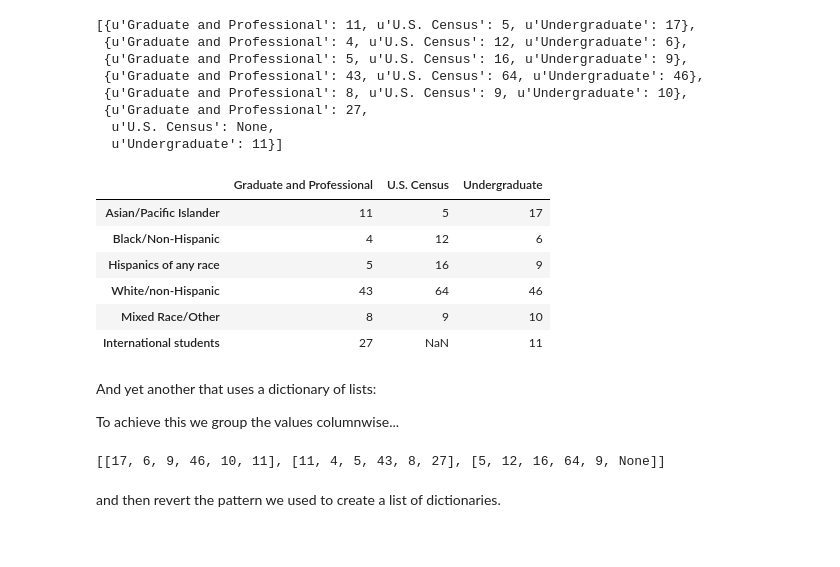
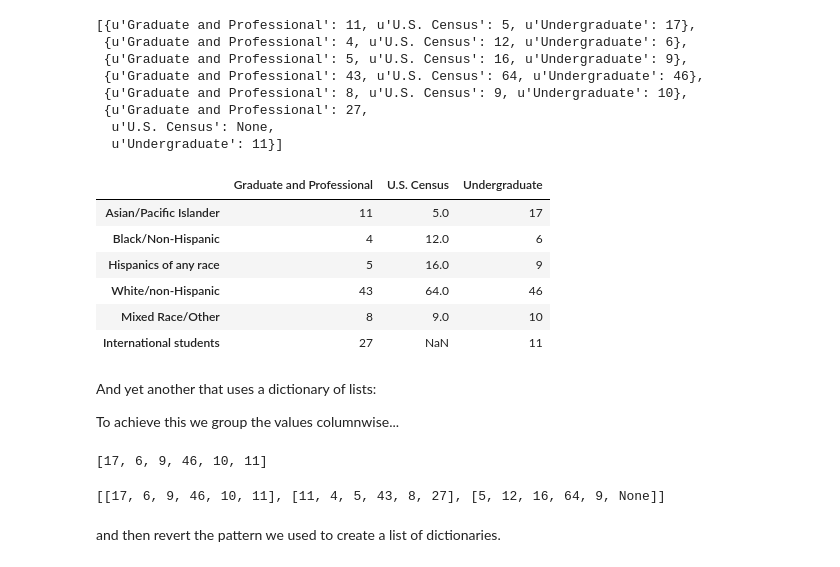
Before and after one commit to ShichengChen/cs109, a Jupyter notebook: 2015lab2-master/Lab2.ipynb, the cells around one changed output. Drawn from its saved outputs; the diff is of its cells as text; code cells hidden in the pictures.

```diff
--- a/2015lab2-master/Lab2.ipynb
+++ b/2015lab2-master/Lab2.ipynb
@@ -634,25 +635,35 @@ data_dicts
  {u'Graduate and Professional': 27,
   u'U.S. Census': None,
   u'Undergraduate': 11}]
-# %%
-pd.DataFrame(data_dicts, index=indexes)
-# %% [output]
-|  | Graduate and Professional | U.S. Census | Undergraduate |
-| Asian/Pacific Islander | 11 | 5 | 17 |
-| Black/Non-Hispanic | 4 | 12 | 6 |
-| Hispanics of any race | 5 | 16 | 9 |
-| White/non-Hispanic | 43 | 64 | 46 |
-| Mixed Race/Other | 8 | 9 | 10 |
-| International students | 27 | NaN | 11 |
+# %%
+pd.DataFrame(data_dicts, index=indexes)
+
+'''
+#pd.DataFrame({'x': [1, 2, 3], 'y': [3, 4, 5]})
+   x   y
+0  1   3
+1  2   4
+2  3   5
+'''
+# %% [output]
+|  | Graduate and Professional | U.S. Census | Undergraduate |
+| Asian/Pacific Islander | 11 | 5.0 | 17 |
+| Black/Non-Hispanic | 4 | 12.0 | 6 |
+| Hispanics of any race | 5 | 16.0 | 9 |
+| White/non-Hispanic | 43 | 64.0 | 46 |
+| Mixed Race/Other | 8 | 9.0 | 10 |
+| International students | 27 | NaN | 11 |
 # %% [markdown]
 And yet another that uses a dictionary of lists:
 
 To achieve this we group the values columnwise...
 # %%
 stacked_by_col = [values[i::3] for i in range(len(columns))]
+print values[0::3]
 stacked_by_col
 # %% [output]
-[[17, 6, 9, 46, 10, 11], [11, 4, 5, 43, 8, 27], [5, 12, 16, 64, 9, None]]
+[17, 6, 9, 46, 10, 11]
+[[17, 6, 9, 46, 10, 11], [11, 4, 5, 43, 8, 27], [5, 12, 16, 64, 9, None]]
 # %% [markdown]
 and then revert the pattern we used to create a list of dictionaries.
 # %%
```
Also changed, not shown: parts of 10 cells of this notebook.
